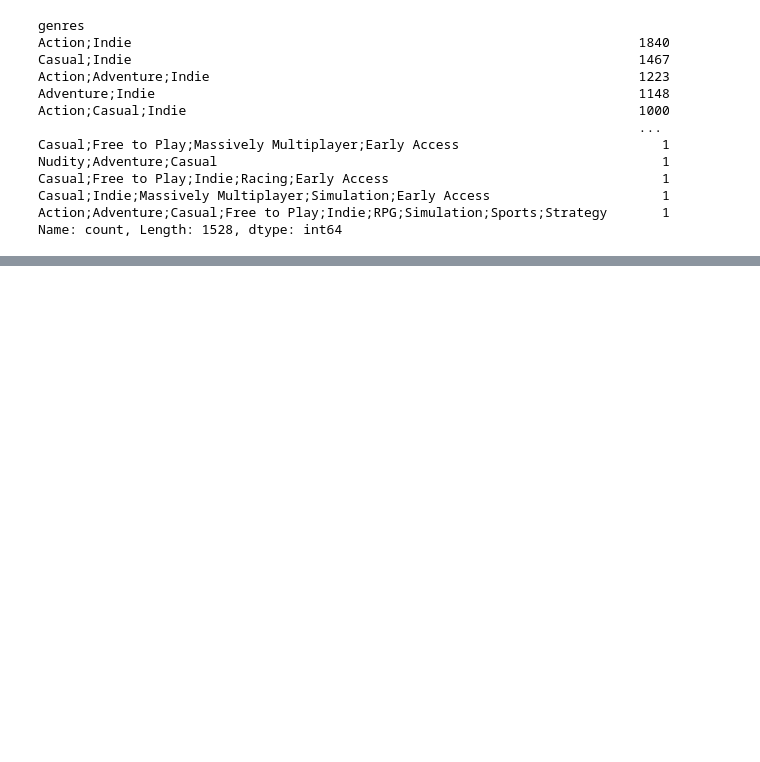
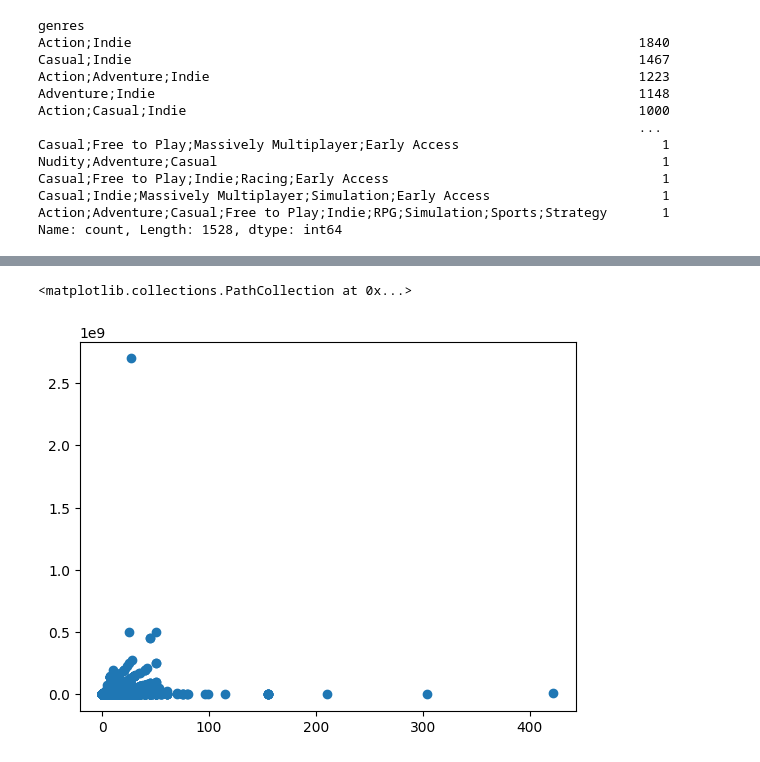
Before and after one commit to SangyunT/steam_game_sales, a Jupyter notebook: index.ipynb, the cells around one changed output, grey strips where cells are left out. Drawn from its saved outputs; the diff is of its cells as text; code cells hidden in the pictures; blank space fills up the shorter version.

```diff
--- a/index.ipynb
+++ b/index.ipynb
@@ -97,2 +160,7 @@ Name: count, Length: 1528, dtype: int64
+# %%
+plt.scatter(games['price'], games['sales_high'])
+# %% [output]
+<matplotlib.collections.PathCollection at 0x...>
+[figure, added]
 # %%
 # Feature Engineering 3-2: Bin Sales
```
Also changed, not shown: parts of 10 cells of this notebook.
